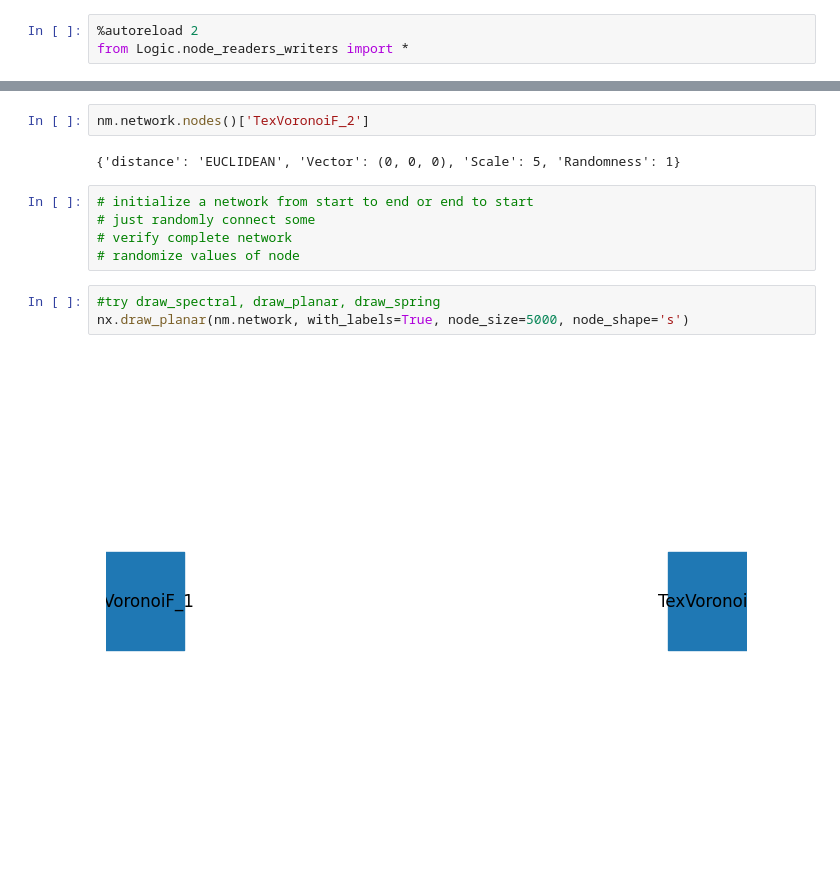
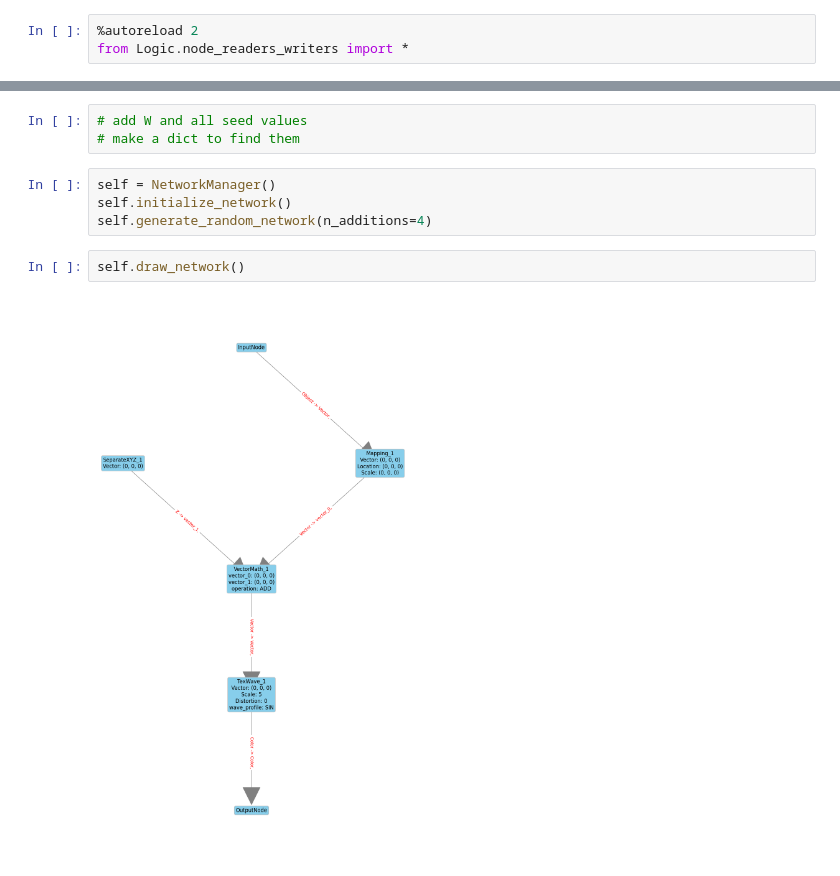
Before and after one commit to orenmatar/blender_shader, a Jupyter notebook: notebooks/graphs.ipynb, the cells around one changed output, grey strips where cells are left out. Drawn from its saved outputs; the diff is of its cells as text.

Commit message:
network manager

```diff
--- a/notebooks/graphs.ipynb
+++ b/notebooks/graphs.ipynb
@@ -91,14 +16,11 @@ nm.remove_edge(node1, node2, in2)
-# %%
-nm.network.nodes()['TexVoronoiF_2']
-# %% [output]
-{'distance': 'EUCLIDEAN', 'Vector': (0, 0, 0), 'Scale': 5, 'Randomness': 1}
-# %%
-# initialize a network from start to end or end to start
-# just randomly connect some
-# verify complete network
-# randomize values of node
-# %%
-#try draw_spectral, draw_planar, draw_spring
-nx.draw_planar(nm.network, with_labels=True, node_size=5000, node_shape='s')
-# %% [output]
-[figure, removed]
+# %%
+# add W and all seed values
+# make a dict to find them
+# %%
+self = NetworkManager()
+self.initialize_network()
+self.generate_random_network(n_additions=4)
+# %%
+self.draw_network()
+# %% [output]
+[figure, added]
```
Also changed, not shown: parts of 15 cells of this notebook, 3 other files.
